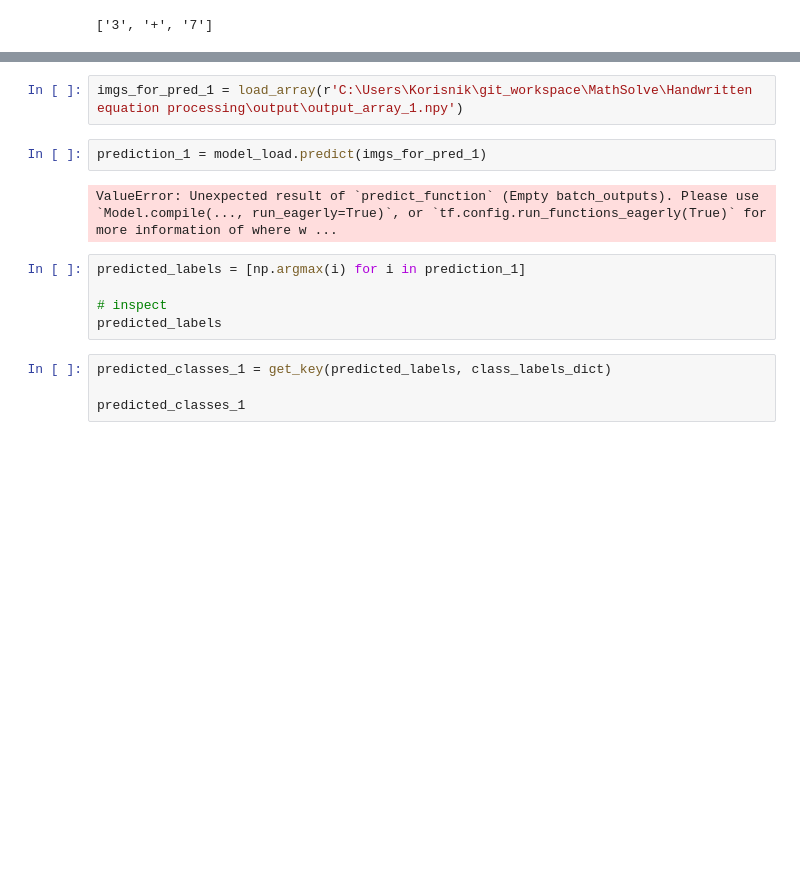
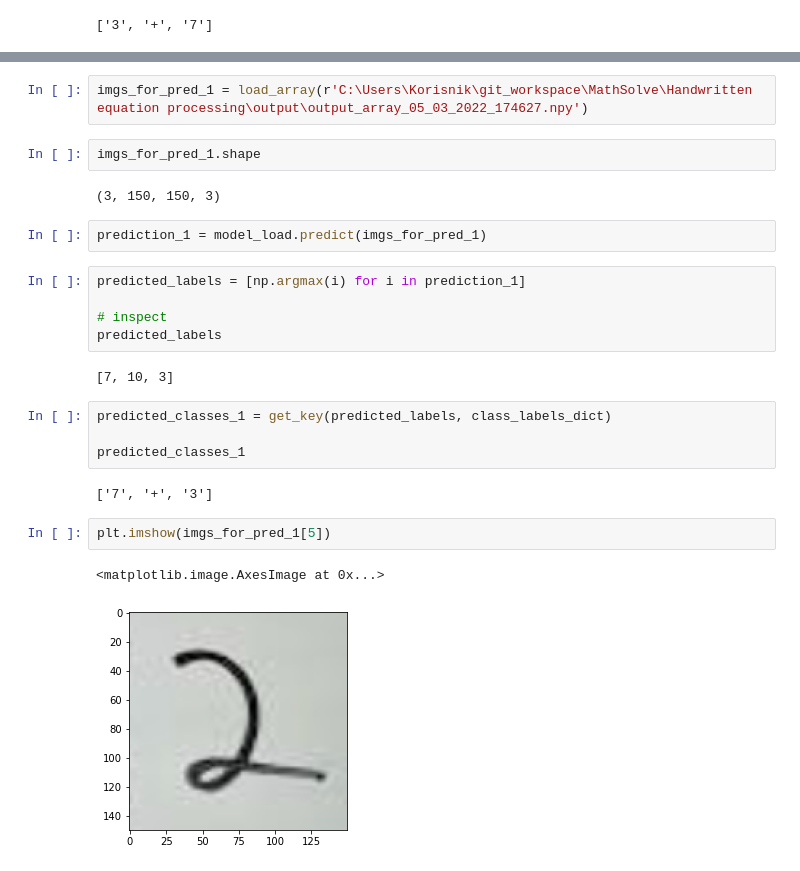
Before and after one commit to mattdmv/MathSolve, a Jupyter notebook: MathSolve - model building notebook .ipynb, the cells around one changed output, grey strips where cells are left out. Drawn from its saved outputs; the diff is of its cells as text; blank space fills up the shorter version.

```diff
--- a/MathSolve - model building notebook .ipynb
+++ b/MathSolve - model building notebook .ipynb
@@ -379,15 +381,26 @@ predicted_classes
 # %%
-imgs_for_pred_1 = load_array(r'C:\Users\Korisnik\git_workspace\MathSolve\Handwritten equation processing\output\output_array_1.npy')
+imgs_for_pred_1 = load_array(r'C:\Users\Korisnik\git_workspace\MathSolve\Handwritten equation processing\output\output_array_05_03_2022_174627.npy')
+# %%
+imgs_for_pred_1.shape
+# %% [output]
+(3, 150, 150, 3)
 # %%
 prediction_1 = model_load.predict(imgs_for_pred_1)
-# %% [output]
-ValueError: Unexpected result of `predict_function` (Empty batch_outputs). Please use `Model.compile(..., run_eagerly=True)`, or `tf.config.run_functions_eagerly(True)` for more information of where w ...
 # %%
 predicted_labels = [np.argmax(i) for i in prediction_1]
 
 # inspect
 predicted_labels
+# %% [output]
+[7, 10, 3]
 # %%
 predicted_classes_1 = get_key(predicted_labels, class_labels_dict)
 
 predicted_classes_1
+# %% [output]
+['7', '+', '3']
+# %%
+plt.imshow(imgs_for_pred_1[5])
+# %% [output]
+<matplotlib.image.AxesImage at 0x...>
+[figure, added]
```
Also changed, not shown: parts of 1 cell of this notebook, 10 other files.
